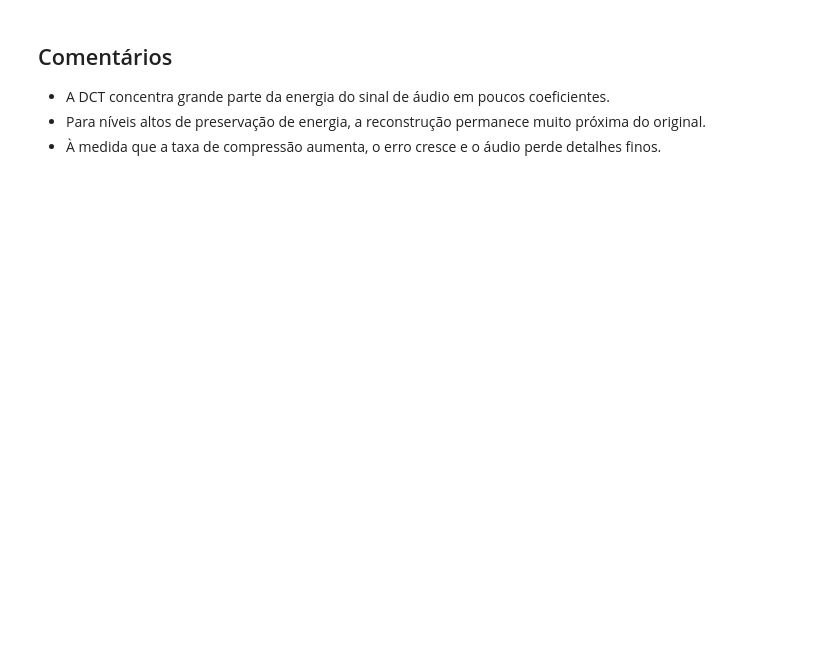
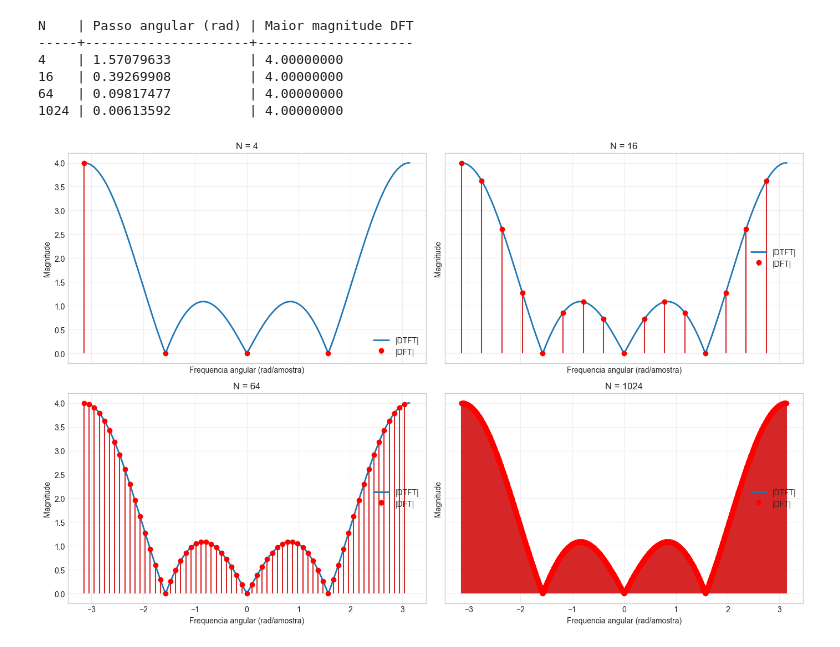
Before and after one commit to Pogeu/Processamento-de-Sinais-1, a Jupyter notebook: pratica_4/questao_1.ipynb, the cells around one changed output. Drawn from its saved outputs; the diff is of its cells as text; code cells hidden in the pictures; blank space fills up the shorter version.

```diff
--- a/pratica_4/questao_1.ipynb
+++ b/pratica_4/questao_1.ipynb
@@ -232,6 +54,49 @@ Audio reconstruido com DCT preservando 50.0% de energia
-# %% [markdown]
-## Comentários
-
-- A DCT concentra grande parte da energia do sinal de áudio em poucos coeficientes.
-- Para níveis altos de preservação de energia, a reconstrução permanece muito próxima do original.
-- À medida que a taxa de compressão aumenta, o erro cresce e o áudio perde detalhes finos.
+# %%
+x = np.array([1.0, -1.0, 1.0, -1.0])
+n = np.arange(len(x))
+omega = np.linspace(-np.pi, np.pi, 4096)
+X_dtft = np.sum(x[:, None] * np.exp(-1j * n[:, None] * omega[None, :]), axis=0)
+
+Ns = [4, 16, 64, 1024]
+rows = []
+spectra = {}
+
+for N in Ns:
+    X_dft = np.fft.fft(x, n=N)
+    omega_k = 2 * np.pi * np.arange(N) / N
+    omega_k_wrapped = (omega_k + np.pi) % (2 * np.pi) - np.pi
+    order = np.argsort(omega_k_wrapped)
+    spectra[N] = (omega_k_wrapped[order], X_dft[order])
+    rows.append(
+        {
+            'N': N,
+            'Passo angular (rad)': 2 * np.pi / N,
+            'Maior magnitude DFT': float(np.max(np.abs(X_dft))),
+        }
+    )
+
+display_rows(rows, float_digits=8)
+# %% [output]
+N    | Passo angular (rad) | Maior magnitude DFT
+-----+---------------------+--------------------
+4    | 1.57079633          | 4.00000000
+16   | 0.39269908          | 4.00000000
+64   | 0.09817477          | 4.00000000
+1024 | 0.00613592          | 4.00000000
+# %%
+fig, axes = plt.subplots(2, 2, figsize=(14, 9), sharex=True, sharey=True)
+
+for ax, N in zip(axes.ravel(), Ns):
+    omega_k, X_dft = spectra[N]
+    ax.plot(omega, np.abs(X_dtft), label='|DTFT|', linewidth=2)
+    ax.stem(omega_k, np.abs(X_dft), linefmt='tab:red', markerfmt='ro', basefmt=' ', label='|DFT|')
+    ax.set_title(f'N = {N}')
+    ax.set_xlabel('Frequencia angular (rad/amostra)')
+    ax.set_ylabel('Magnitude')
+    ax.grid(True, alpha=0.3)
+    ax.legend()
+
+plt.tight_layout()
+plt.show()
+# %% [output]
+[figure, added]
```
Also changed, not shown: parts of 10 cells of this notebook, 11 other files.
